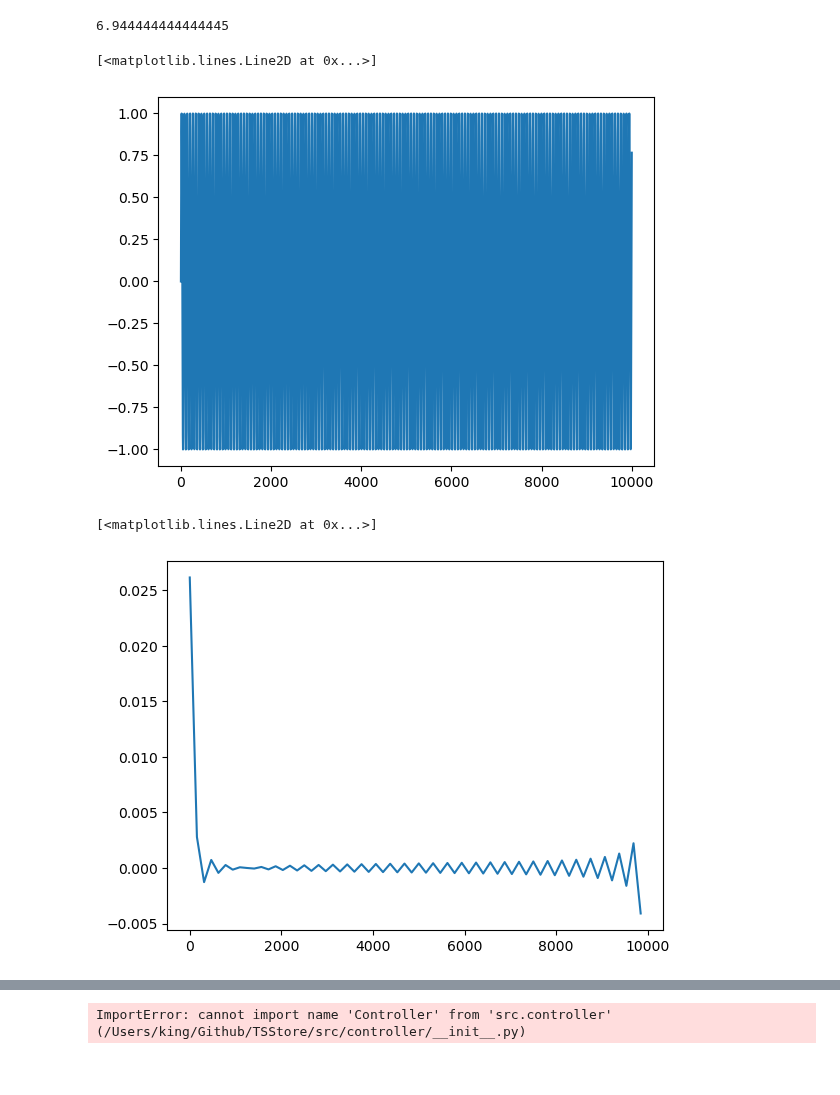
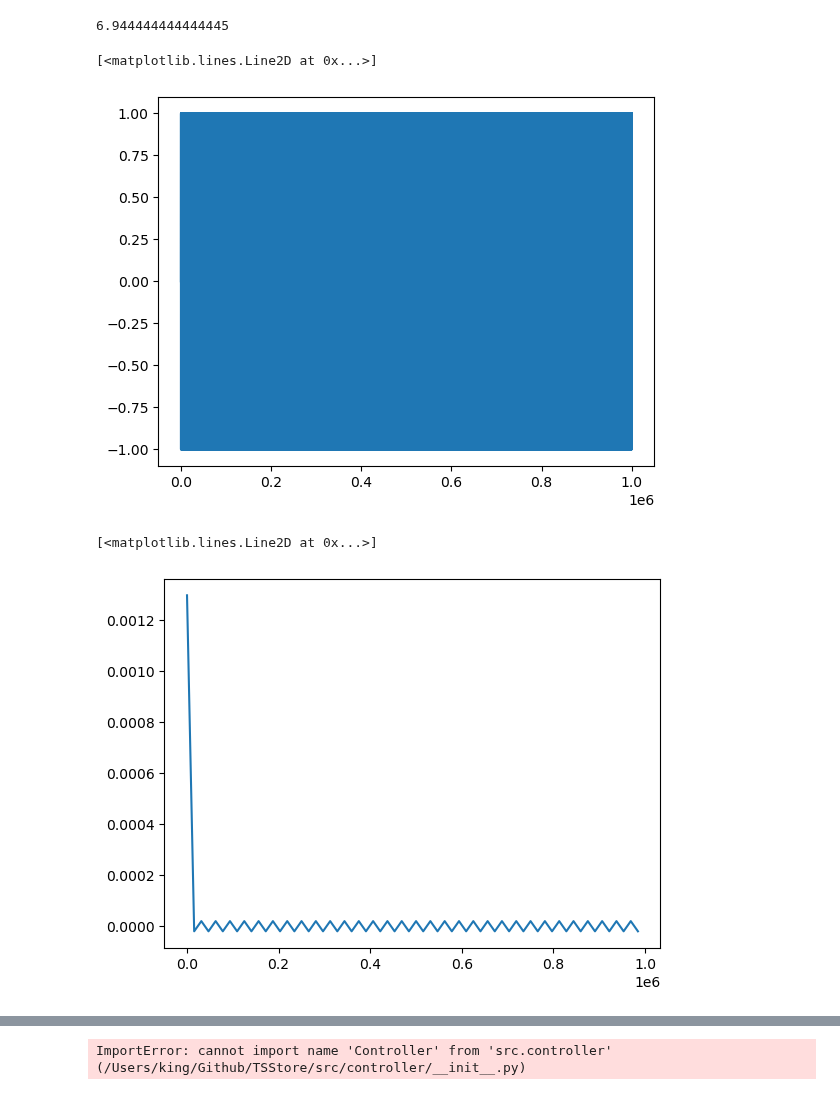
Before and after one commit to edge-ml/Dataset-store, a Jupyter notebook: test_binary.ipynb, the cells around one changed output, grey strips where cells are left out. Cells and saved outputs as stored; diff of their text form; code cells hidden in the pictures.

```diff
--- a/test_binary.ipynb
+++ b/test_binary.ipynb
@@ -18,31 +21,31 @@ print(h)
 # %%
 # Generate data
 time = []
 sin_x = []
 cos_x = []
 
-for i in range(0,10000):
+for i in range(0,1000000):
     time.append(i)
     sin_x.append(sin(i / 10))
     cos_x.append(cos(i / 10))
 
 
 meta1 = {
     "name": "Test",
     "unit": "TestUnit",
     "datasetId": "63a5cf1c4884de8087e7cfff",
     "start": 2,
     "end": 10,
     "data": {
         "time": time,
         "values": sin_x
     }
 }
 
 plt.plot(time, sin_x)
 # %% [output]
 [<matplotlib.lines.Line2D at 0x...>]
-[figure, old version]
+[figure, new version]
 # %%
 from scipy.signal import resample
 
@@ -51,5 +54,5 @@ from scipy.signal import resample
 plt.plot(t_new, sin_new)
 # %% [output]
 [<matplotlib.lines.Line2D at 0x...>]
-[figure, old version]
+[figure, new version]
 # %%
```
Also changed, not shown: parts of 3 cells of this notebook, 5 other files.
